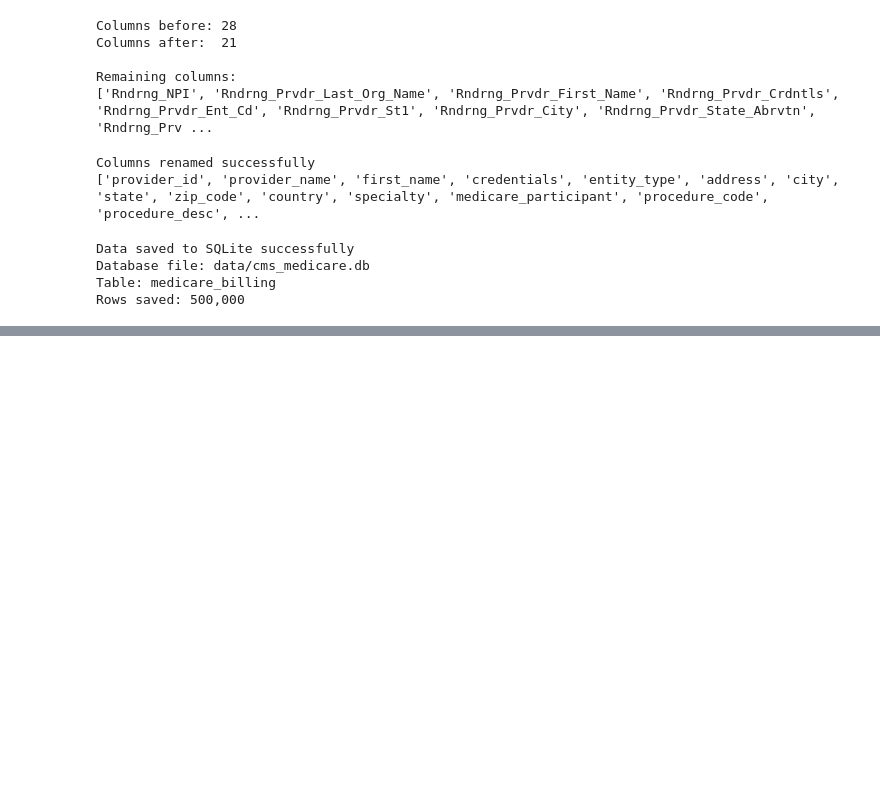
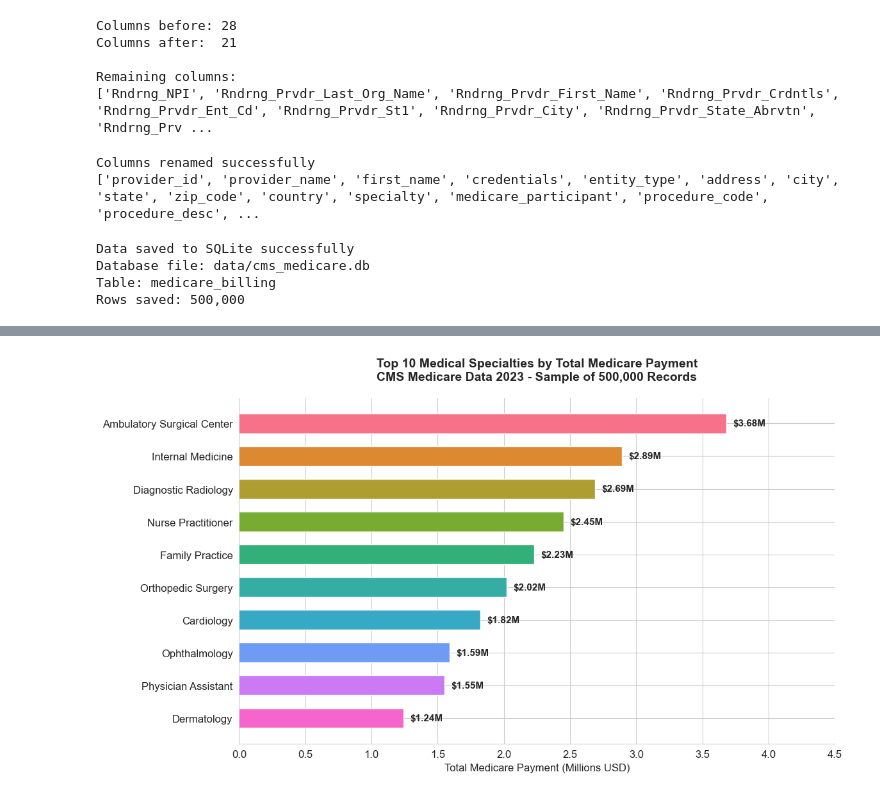
Before and after one commit to DhavalVibhakar99/Healthcare-Billing-Intelligence-System, a Jupyter notebook: 01_load_data.ipynb, the cells around one changed output, grey strips where cells are left out. Drawn from its saved outputs; the diff is of its cells as text; code cells hidden in the pictures; blank space fills up the shorter version.

Commit message:
Phase 5 complete - EDA visualizations and anomaly detection

```diff
--- a/01_load_data.ipynb
+++ b/01_load_data.ipynb
@@ -181,0 +208,17 @@ Rows saved: 500,000
+# %%
+#Q1.Which specialties bill Medicare the most?
+top_specialties=(df.groupby('specialty')['avg_medicare_payment']
+                .sum()
+                .sort_values(ascending=False)
+                .head(10)
+                .reset_index())
+
+# Rename columns for clarity
+top_specialties.columns = ['specialty', 'total_medicare_payment']
+
+# Convert to millions for readability
+top_specialties['total_medicare_payment_millions'] = (
+    top_specialties['total_medicare_payment'] / 1_000_000
+).round(2)
+
+print(top_specialties[['specialty', 'total_medicare_payment_millions']].to_string(index=False))
@@ -181,0 +237,34 @@ Rows saved: 500,000
+# %%
+# Chart 1 — Top 10 Specialties by Total Medicare Payment
+fig, ax = plt.subplots(figsize=(12, 7))
+
+# Create horizontal bar chart
+bars = ax.barh(
+    top_specialties['specialty'],
+    top_specialties['total_medicare_payment_millions'],
+    color=sns.color_palette("husl", 10),
+    edgecolor='white',
+    height=0.6
+)
+
+# Add value labels on each bar
+for bar, value in zip(bars, top_specialties['total_medicare_payment_millions']):
+    ax.text(
+        bar.get_width() + 0.05,
+        bar.get_y() + bar.get_height()/2,
+        f'${value}M',
+        va='center',
+        fontsize=11,
+        fontweight='bold'
+    )
+
+# Labels and formatting
+ax.set_xlabel('Total Medicare Payment (Millions USD)', fontsize=12)
+ax.set_title('Top 10 Medical Specialties by Total Medicare Payment\nCMS Medicare Data 2023 - Sample of 500,000 Records',
+             fontsize=14, fontweight='bold', pad=20)
+ax.invert_yaxis()
+ax.set_xlim(0, 4.5)
+ax.spines['top'].set_visible(False)
+ax.spines['right'].set_visible(False)
+# %% [output]
+[figure, added]
```
Also changed, not shown: parts of 18 cells of this notebook, 2 other files.
